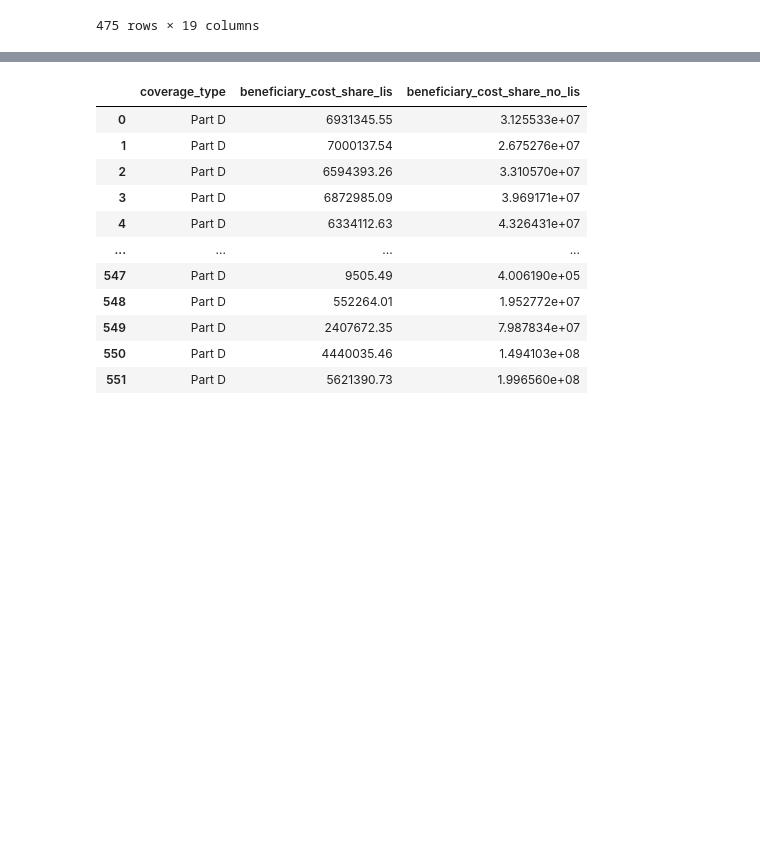
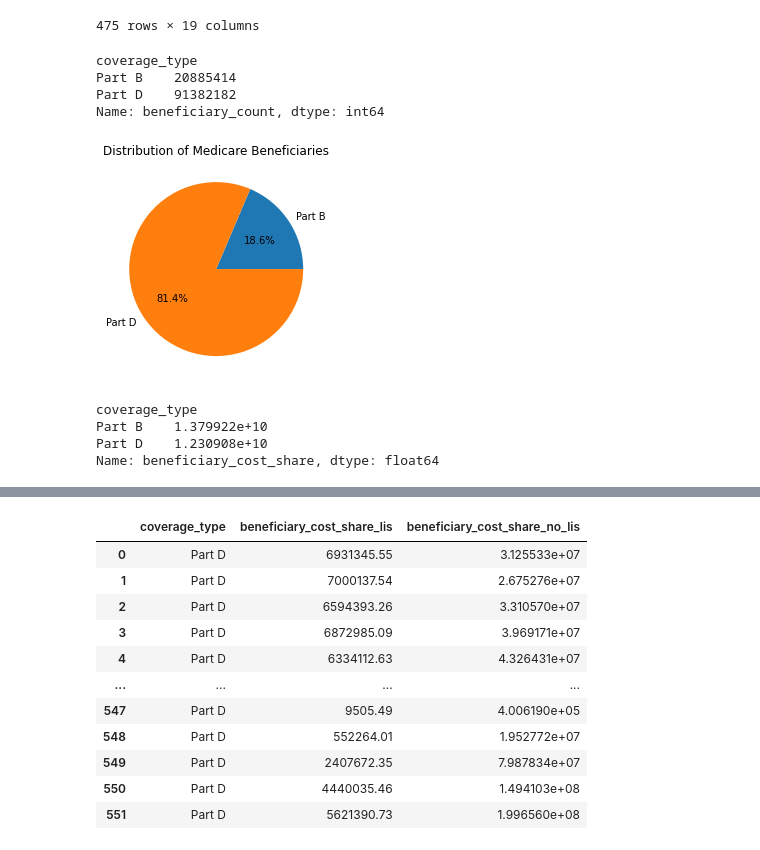
Before and after one commit to charlesphil/medicare-drugs-cost-analysis, a Jupyter notebook: medicare_drug_cost_analysis.ipynb, the cells around one changed output, grey strips where cells are left out. Saved outputs shown, nothing was run; the diff lists cells and outputs as text; code cells hidden in the pictures; blank space fills up the shorter version.

```diff
--- a/medicare_drug_cost_analysis.ipynb
+++ b/medicare_drug_cost_analysis.ipynb
@@ -36,3 +33,28 @@ clean_file
 | 556 | 2014 | Xolair | Omalizumab | Part B | 2.201255e+08 | 11463 | 8432875 | ... |
 | 557 | 2015 | Xolair | Omalizumab | Part B | 2.726318e+08 | 13302 | 9656836 | ... |
 475 rows × 19 columns
+# %%
+Beneficiary_Count=clean_df.groupby(["coverage_type"])
+Total_Users=Beneficiary_Count["beneficiary_count"].sum()
+Total_Users
+# %% [output]
+coverage_type
+Part B    20885414
+Part D    91382182
+Name: beneficiary_count, dtype: int64
+# %%
+plt.pie(Total_Users,labels=Total_Users.index,autopct="%1.1f%%")
+plt.title("Distribution of Medicare Beneficiaries")
+plt.show()
+# %% [output]
+[figure, added]
+# %%
+#Do part B or part D spend more out of pocket
+CoverageType = clean_df.groupby(["coverage_type"])
+BeneficiaryCostShare = CoverageType["beneficiary_cost_share"].sum()
+BeneficiaryCostShare
+# %% [output]
+coverage_type
+Part B    1.379922e+10
+Part D    1.230908e+10
+Name: beneficiary_cost_share, dtype: float64
```
Also changed, not shown: parts of 9 cells of this notebook, 5 other files.
